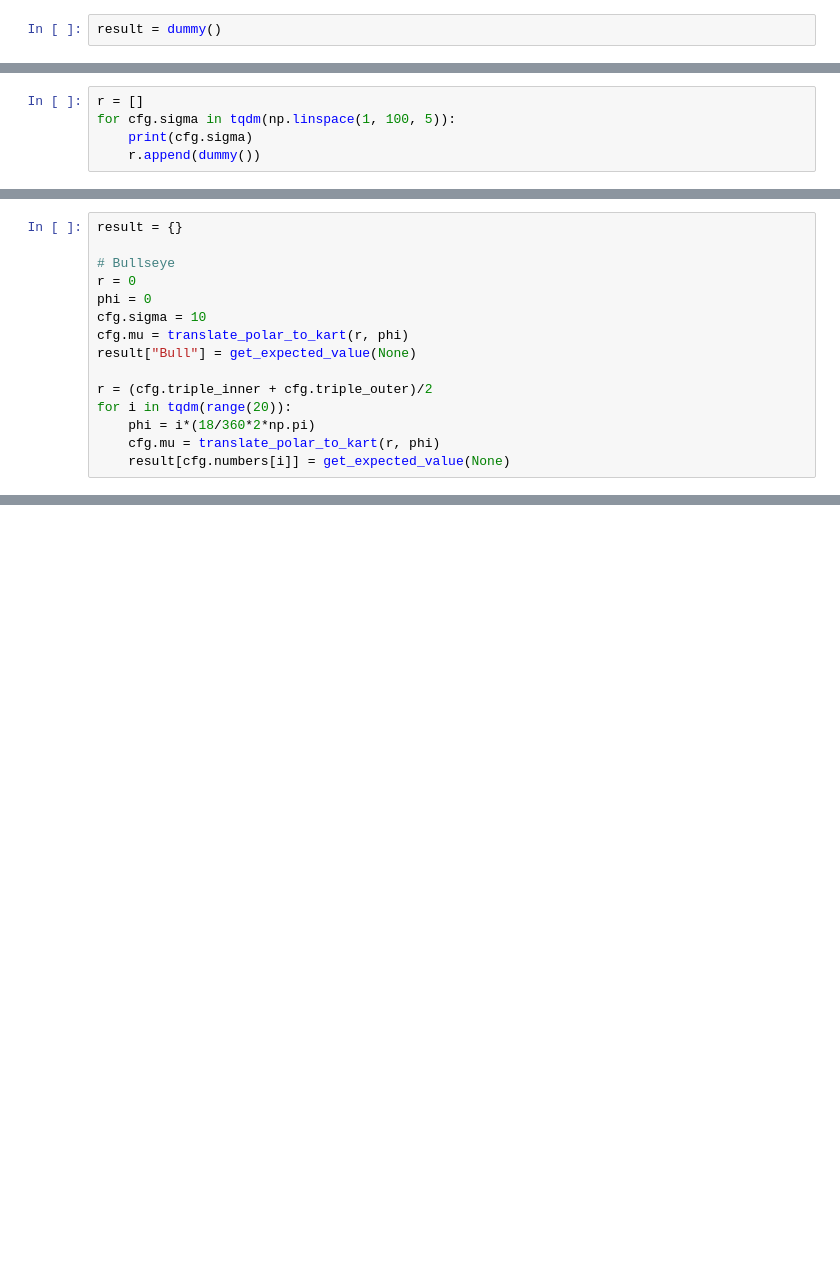
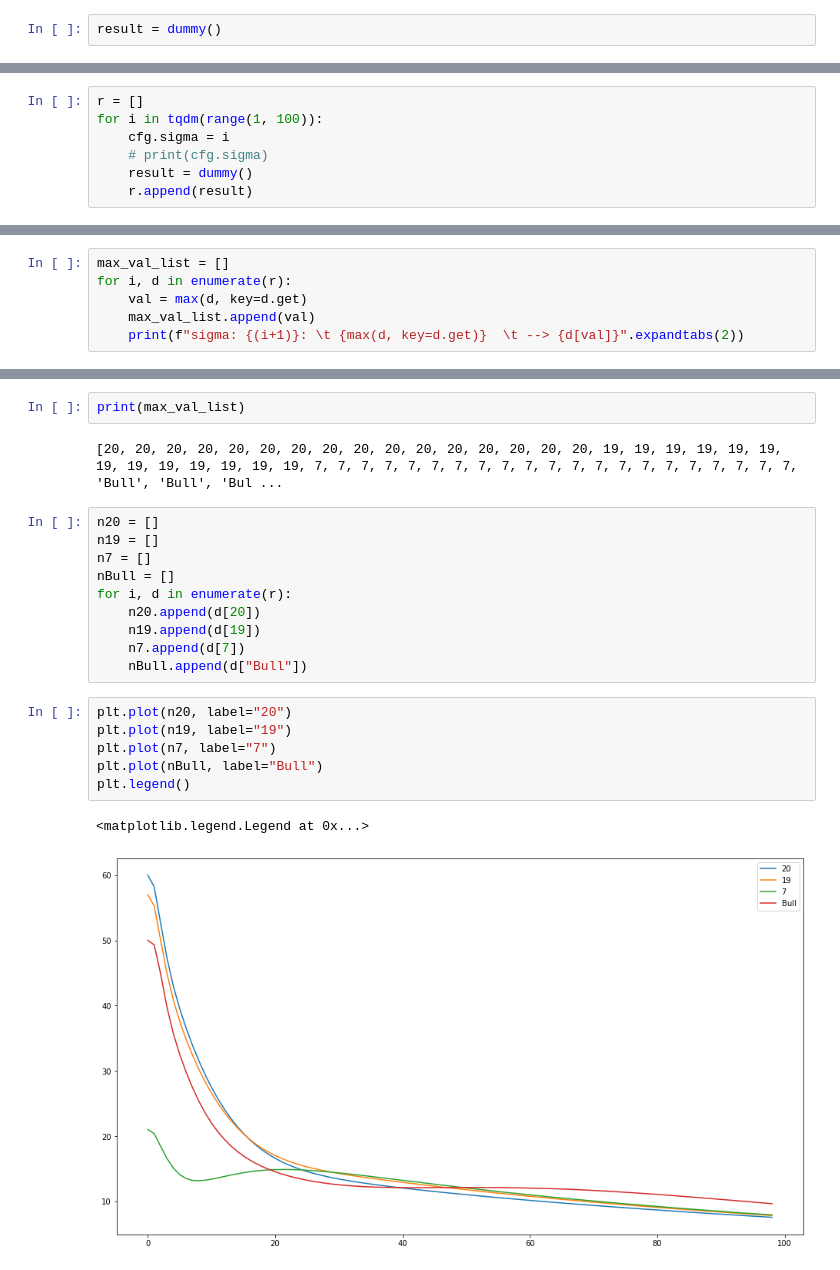
Before and after one commit to richardkor95/Darts-Calculator, a Jupyter notebook: analysis.ipynb, the cells around one changed output, grey strips where cells are left out. Cells and saved outputs as stored; diff of their text form; blank space fills up the shorter version.

```diff
--- a/analysis.ipynb
+++ b/analysis.ipynb
@@ -35,5 +42,7 @@ result = dummy()
 # %%
 r = []
-for cfg.sigma in tqdm(np.linspace(1, 100, 5)):
-    print(cfg.sigma)
-    r.append(dummy())
+for i in tqdm(range(1, 100)):
+    cfg.sigma = i
+    # print(cfg.sigma)
+    result = dummy()
+    r.append(result)
@@ -49,15 +48,0 @@ KeyboardInterrupt:
-# %%
-result = {}
-
-# Bullseye
-r = 0
-phi = 0
-cfg.sigma = 10
-cfg.mu = translate_polar_to_kart(r, phi)
-result["Bull"] = get_expected_value(None)
-
-r = (cfg.triple_inner + cfg.triple_outer)/2
-for i in tqdm(range(20)):
-    phi = i*(18/360*2*np.pi)
-    cfg.mu = translate_polar_to_kart(r, phi)
-    result[cfg.numbers[i]] = get_expected_value(None)
@@ -65,0 +49,6 @@ for
+# %%
+max_val_list = []
+for i, d in enumerate(r):
+    val = max(d, key=d.get)
+    max_val_list.append(val)
+    print(f"sigma: {(i+1)}: \t {max(d, key=d.get)}  \t --> {d[val]}".expandtabs(2))
@@ -65,0 +73,23 @@ for
+# %%
+print(max_val_list)
+# %% [output]
+[20, 20, 20, 20, 20, 20, 20, 20, 20, 20, 20, 20, 20, 20, 20, 20, 19, 19, 19, 19, 19, 19, 19, 19, 19, 19, 19, 19, 19, 7, 7, 7, 7, 7, 7, 7, 7, 7, 7, 7, 7, 7, 7, 7, 7, 7, 7, 7, 7, 7, 'Bull', 'Bull', 'Bul ...
+# %%
+n20 = []
+n19 = []
+n7 = []
+nBull = []
+for i, d in enumerate(r):
+    n20.append(d[20])
+    n19.append(d[19])
+    n7.append(d[7])
+    nBull.append(d["Bull"])
+# %%
+plt.plot(n20, label="20")
+plt.plot(n19, label="19")
+plt.plot(n7, label="7")
+plt.plot(nBull, label="Bull")
+plt.legend()
+# %% [output]
+<matplotlib.legend.Legend at 0x...>
+[figure, added]
```
Also changed, not shown: parts of 13 cells of this notebook.
